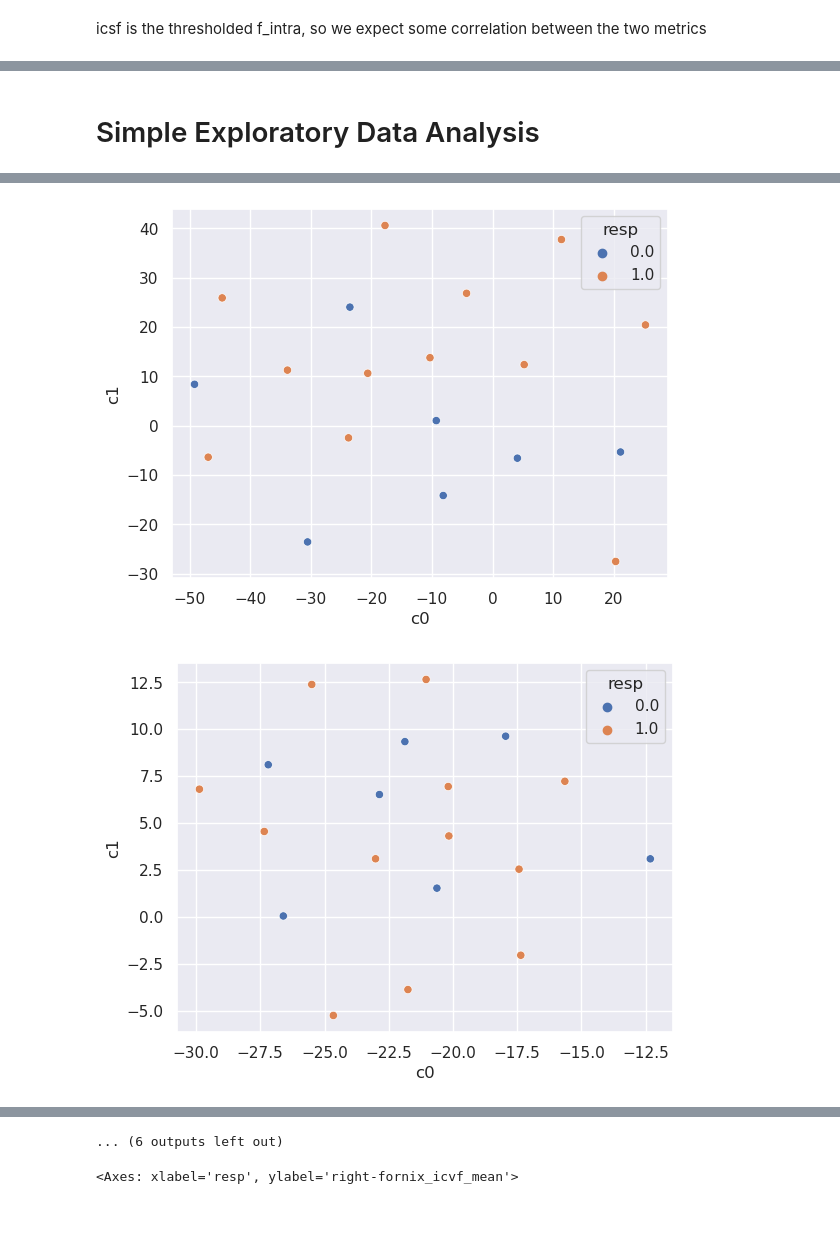
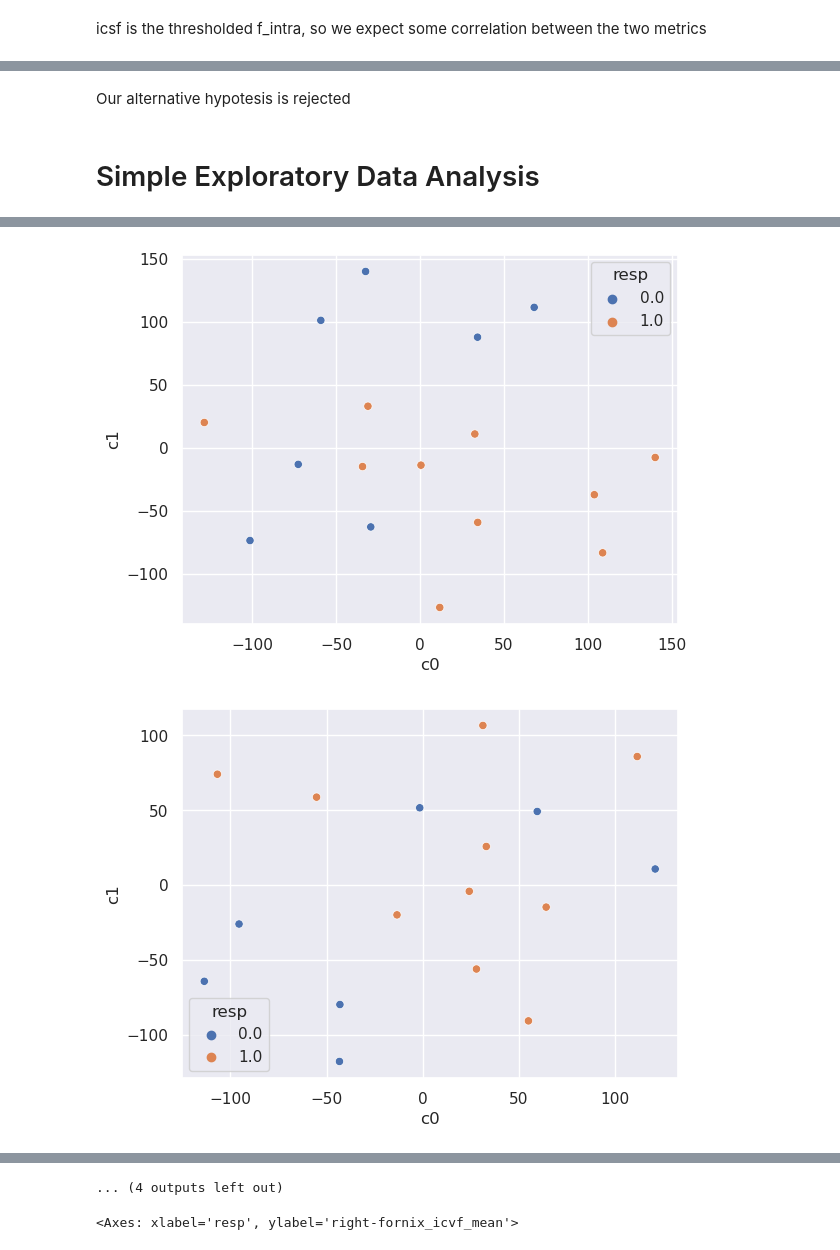
Before and after one commit to PiLAB-Medical-Imaging/TFE23-740_Epilepsy, a Jupyter notebook: src/analysis.ipynb, the cells around one changed output, grey strips where cells are left out. Cells and saved outputs as stored; diff of their text form; code cells hidden in the pictures; blank space fills up the shorter version.

```diff
--- a/src/analysis.ipynb
+++ b/src/analysis.ipynb
@@ -120,12 +124,8 @@ print(df.shape)
 df.dropna(axis=0, how="any", inplace=True)
 print(df.shape)
 
-col_dMRI = df.filter(regex=r'mean|std|skew|kurt').columns
-col_nTract = df.filter(regex=r'nTracts').columns
-col_voxVol = df.filter(regex=r'voxVol').columns
-col_cont = ["age", "therapy_duration", "epilepsy_onset_age", "epilepsy_duration", *col_nTract, *col_voxVol, *col_dMRI]
-col_cat = ["sex", "AEDs", "benzo", "epilepsy_type"]
-col_interest = [*col_nTract, *col_voxVol, *col_dMRI]
+info = df.columns[:10]
+df[info] = df[info].astype(int)
 df.head()
 # %% [output]
 (36, 2232)
@@ -151,6 +151,9 @@ respPart
 0.0    7
 1.0    4
 Name: count, dtype: int64
+# %%
+df.drop(["VNSLC_03", "VNSLC_11"], axis=0, inplace=True)
+df.drop(df.filter(regex=r'frac').columns, axis=1, inplace=True)
 # %% [markdown]
 In our case we have few examples (patients), and so the model will not be so accurate. Then the difference between patients responders and not is different, so our model will be bias influenced.
 
@@ -174,3 +462,5 @@ dtype: float64
+# %% [markdown]
+Our alternative hypotesis is rejected
 # %% [markdown]
 # Simple Exploratory Data Analysis
 # %%
@@ -178,9 +468,11 @@ from sklearn.manifold import TSNE
 from sklearn.decomposition import PCA
 from sklearn.preprocessing import StandardScaler, RobustScaler
 
+col_int = df.filter(regex=r'mean|std|skew|nTracts|voxVol').columns
+
 scaler = StandardScaler()
 
-X = scaler.fit_transform(df[df.filter(regex=r'mean|std|skew|kurt').columns])
+X = scaler.fit_transform(df[col_int])
 
 pca = PCA(
     n_components=2,
@@ -191,15 +483,15 @@ Y_pca = pd.concat([Y_pca, df["resp"]], axis=1)
 
 sns.scatterplot(Y_pca, x="c0", y="c1", hue="resp")
 
-for perplexity in range(2, 19):
+for perplexity in range(2, df.shape[0]):
 
     tSNE = TSNE(
         n_components=2,
-        perplexity=perplexity, # to change
+        perplexity=2, # to change
         learning_rate="auto", # epslon
         n_iter=5000, # per essere sicuro delle convergenza
         #n_iter_without_progress=3000, # per stopparlo prima
-        #init="pca",
+        init="pca",
         method="exact", # it's slowert but out dataset is small so we can affort it
         n_jobs=-1, # run in parallel
     )
@@ -220,2 +512,2 @@ for perplexity in range(2, 19):
-[figure, old version]
+[figure, new version]
-[figure, old version]
+[figure, new version]
@@ -224,4 +516,4 @@ for perplexity in range(2, 19):
-... (6 outputs left out)
+... (4 outputs left out)
 # %%
 sns.boxplot(df, y="right-fornix_icvf_mean", x="resp")
 # %% [output]
```
Also changed, not shown: parts of 27 cells of this notebook, 4 other files.
